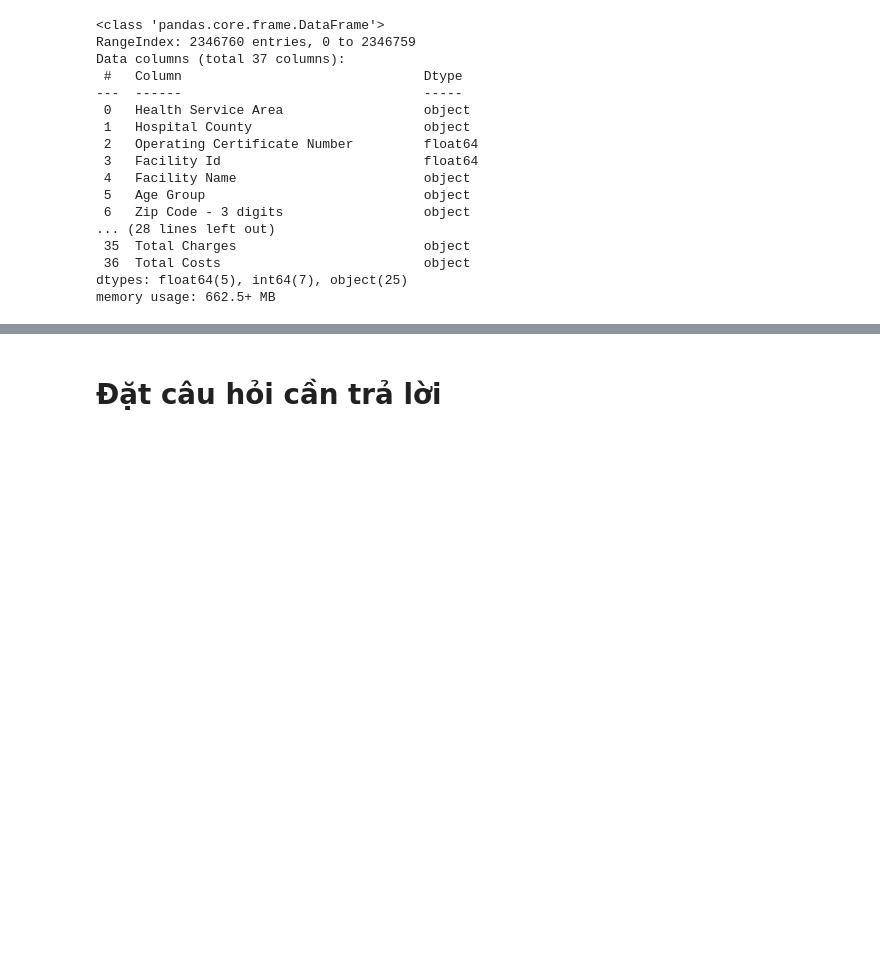
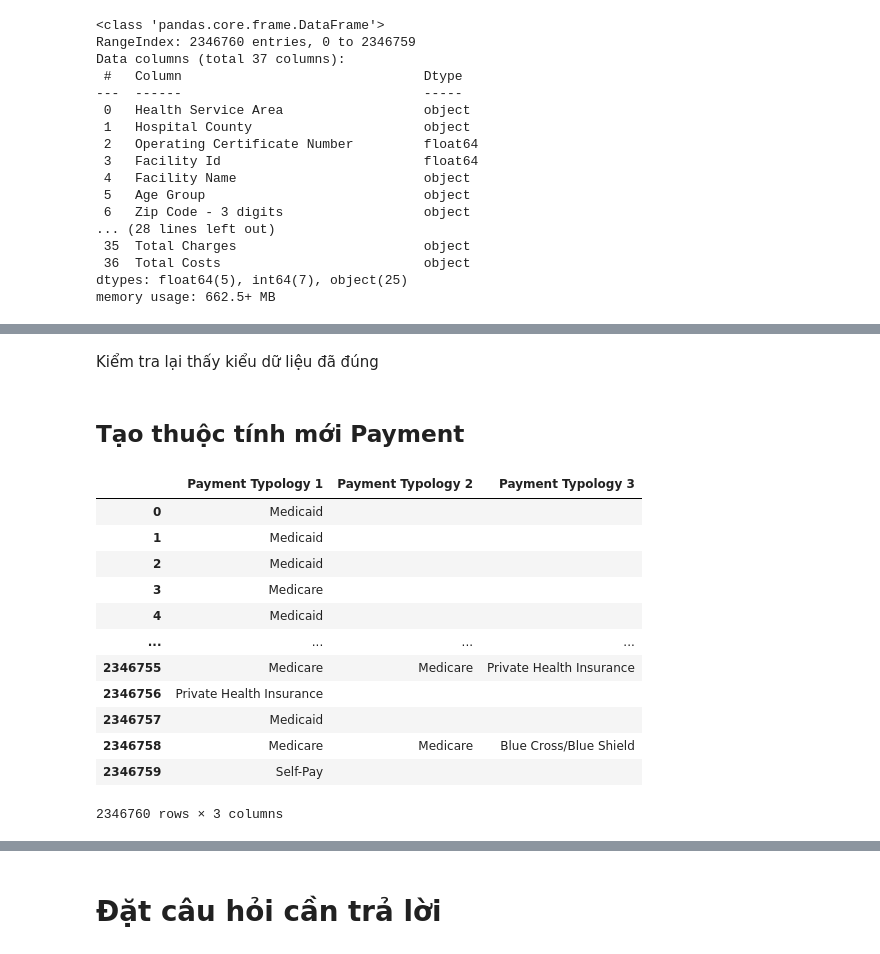
Before and after one commit to viplazylmht/P4DS_final, a Jupyter notebook: P4DS_Final.ipynb, the cells around one changed output, grey strips where cells are left out. Saved outputs shown, nothing was run; the diff lists cells and outputs as text; code cells hidden in the pictures; blank space fills up the shorter version.

```diff
--- a/P4DS_Final.ipynb
+++ b/P4DS_Final.ipynb
@@ -114,0 +246,6 @@ array(['5', '8', '4', '3', '2', '9', '1', '59', '10', '17', '35', '15',
+# %%
+del_columns = ["Other Provider License Number", "CCS Diagnosis Description", "CCS Procedure Description", "APR DRG Description", "APR MDC Description",
+"Facility Name", "APR Risk of Mortality", "Attending Provider License Number", "Zip Code - 3 digits", "Operating Provider License Number", "Health Service Area", "Race",
+"APR Severity of Illness Description", "Hospital County", "Ethnicity"]
+columns = set(df.columns )- set(del_columns)
+# columns
@@ -115 +276,3 @@ array(['5', '8', '4', '3', '2', '9', '1', '59', '10', '17', '35', '15',
+# %%
+data = df[columns]
 # %% [markdown]
@@ -146,0 +282,8 @@ dtype: int64
+# %%
+def convert_to_numeric(Sr):
+    new_Sr = Sr.map(lambda x:x[1:])
+    new_Sr = pd.to_numeric(new_Sr)
+    return new_Sr
+
+data['Total Charges'] = convert_to_numeric(data['Total Charges'])
+data['Total Costs'] = convert_to_numeric(data['Total Costs'])
@@ -146,0 +321,21 @@ dtype: int64
+# %% [markdown]
+Kiểm tra lại thấy kiểu dữ liệu đã đúng
+# %% [markdown]
+## Tạo thuộc tính mới Payment
+# %%
+payment = data[['Payment Typology 1','Payment Typology 2', 'Payment Typology 3']].replace(np.nan, '')
+payment
+# %% [output]
+|  | Payment Typology 1 | Payment Typology 2 | Payment Typology 3 |
+| 0 | Medicaid |  |  |
+| 1 | Medicaid |  |  |
+| 2 | Medicaid |  |  |
+| 3 | Medicare |  |  |
+| 4 | Medicaid |  |  |
+| ... | ... | ... | ... |
+| 2346755 | Medicare | Medicare | Private Health Insurance |
+| 2346756 | Private Health Insurance |  |  |
+| 2346757 | Medicaid |  |  |
+| 2346758 | Medicare | Medicare | Blue Cross/Blue Shield |
+| 2346759 | Self-Pay |  |  |
+2346760 rows × 3 columns
```
Also changed, not shown: parts of 48 cells of this notebook.
